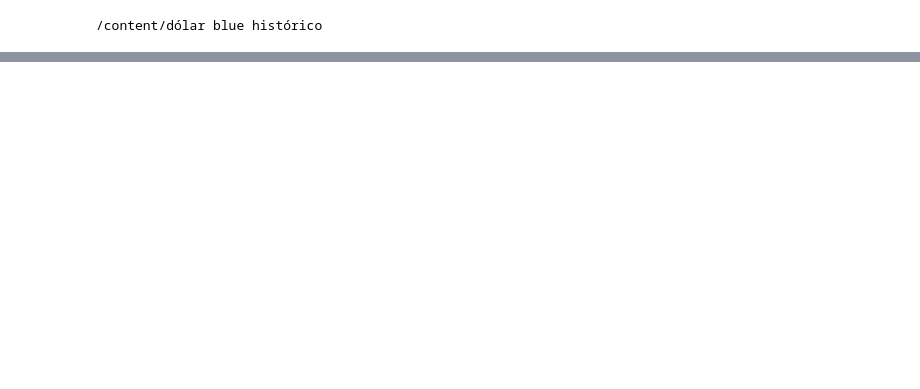
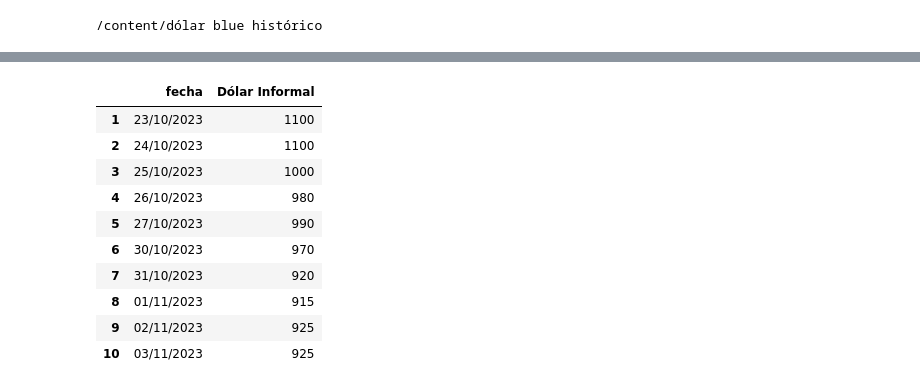
Before and after one commit to JuanOrquin/Proyectos-, a Jupyter notebook: Web_scraping/Automatización_Web_scraping.ipynb, the cells around one changed output, grey strips where cells are left out. Drawn from its saved outputs; the diff is of its cells as text; code cells hidden in the pictures; blank space fills up the shorter version.

```diff
--- a/Web_scraping/Automatización_Web_scraping.ipynb
+++ b/Web_scraping/Automatización_Web_scraping.ipynb
@@ -107,0 +100,47 @@ dolar.to_csv("dólar al dia de hoy", index=False)
+# %%
+def obtener_valor_dolar_blue(periodo):
+  """Devuelve valor del dólar blue obteniéndolo de la API oculta de ambito.com
+
+  periodo (str) -> Puede ser semana, mensual o anual.
+  """
+  headers = {
+      'authority': 'mercados.ambito.com',
+      'accept': '*/*',
+      'accept-language': 'en-US,en;q=0.9,es-US;q=0.8,es;q=0.7',
+      'origin': 'https://www.ambito.com',
+      'referer': 'https://www.ambito.com/',
+      'sec-ch-ua': '".Not/A)Brand";v="99", "Google Chrome";v="103", "Chromium";v="103"',
+      'sec-ch-ua-mobile': '?0',
+      'sec-ch-ua-platform': '"Linux"',
+      'sec-fetch-dest': 'empty',
+      'sec-fetch-mode': 'cors',
+      'sec-fetch-site': 'same-site',
+      'user-agent': 'Mozilla/5.0 (X11; Linux x86_64) AppleWebKit/537.36 (KHTML, like Gecko) Chrome/103.0.0.0 Safari/537.36',
+  }
+
+  response = requests.get(f'https://mercados.ambito.com//dolar/informal/grafico/{periodo}', headers=headers)
+
+  return response.json()
+
+data = obtener_valor_dolar_blue('mensual')
+# %%
+df2 = pd.DataFrame(data)
+df2.columns = df2.iloc[0]
+df2 = df2[1:]
+
+display(df2.head(10))
+
+fig = px.line(df2, x='fecha', y='Dólar Informal')
+fig.show()
+# %% [output]
+|  | fecha | Dólar Informal |
+| 1 | 23/10/2023 | 1100 |
+| 2 | 24/10/2023 | 1100 |
+| 3 | 25/10/2023 | 1000 |
+| 4 | 26/10/2023 | 980 |
+| 5 | 27/10/2023 | 990 |
+| 6 | 30/10/2023 | 970 |
+| 7 | 31/10/2023 | 920 |
+| 8 | 01/11/2023 | 915 |
+| 9 | 02/11/2023 | 925 |
+| 10 | 03/11/2023 | 925 |
```
Also changed, not shown: parts of 9 cells of this notebook.
